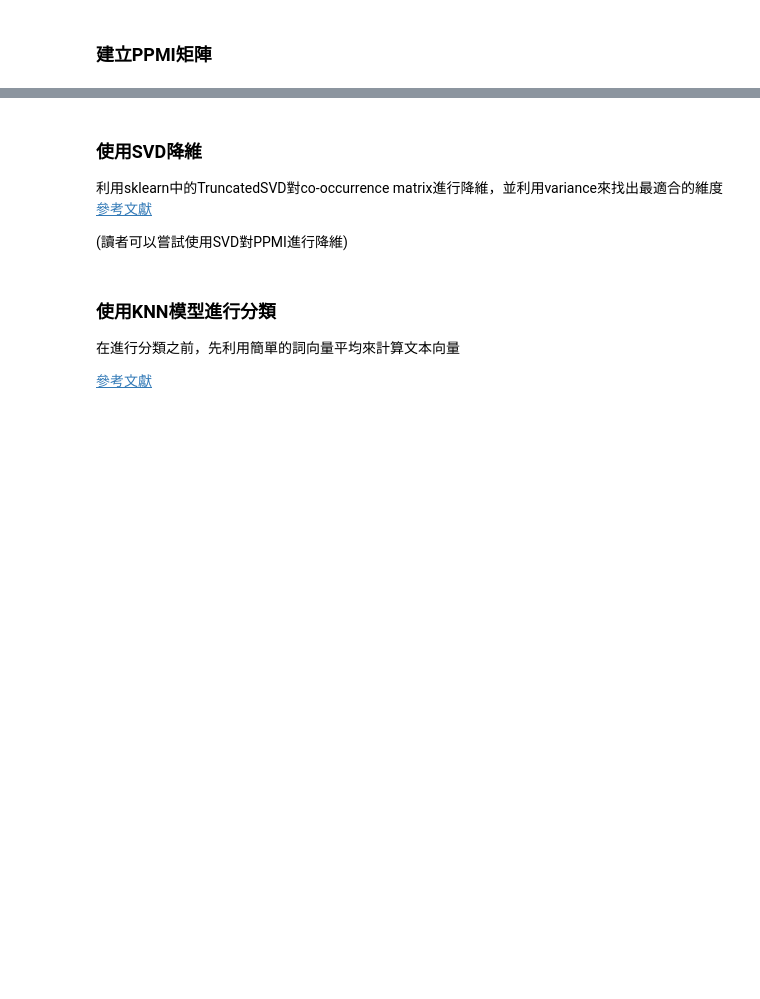
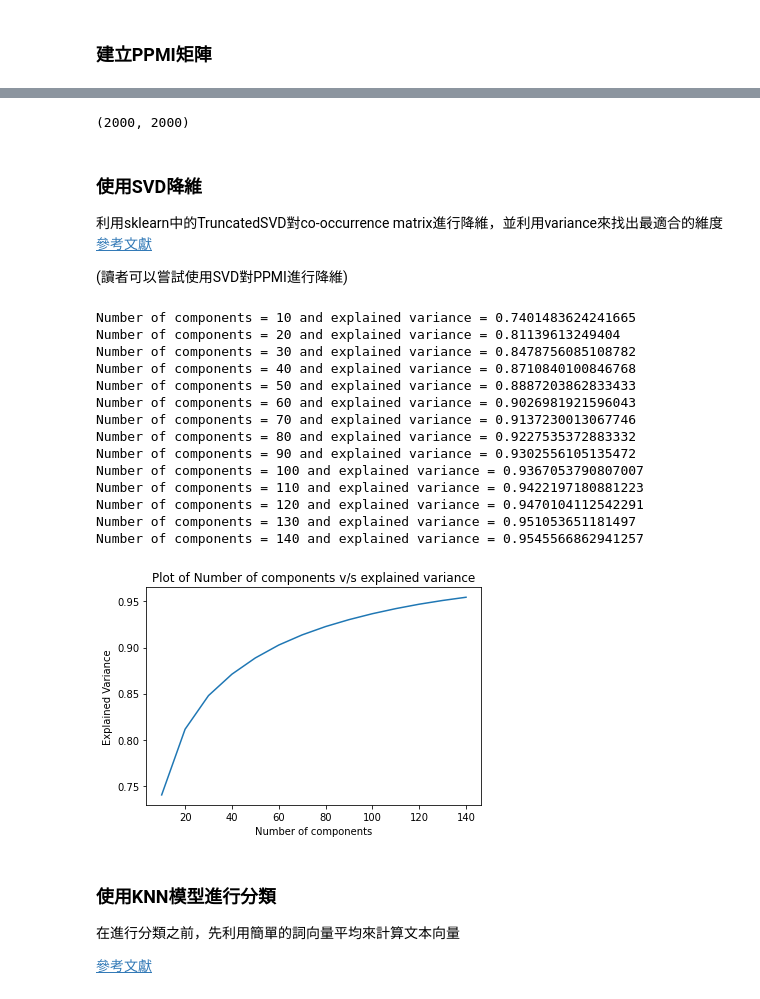
Before and after one commit to liangbin0121/NLP100Days, a Jupyter notebook: Day17-計數方法詞向量實作_作業.ipynb, the cells around one changed output, grey strips where cells are left out. Drawn from its saved outputs; the diff is of its cells as text; code cells hidden in the pictures; blank space fills up the shorter version.

```diff
--- a/Day17-計數方法詞向量實作_作業.ipynb
+++ b/Day17-計數方法詞向量實作_作業.ipynb
@@ -66,0 +73,14 @@ print(sms_test.groupby("label").count())
+# %%
+###<your code>###
+train_test_split_index = 0.2
+#test_cnt = int(sms_data.shape[0]*0.2)
+#train_cnt = sms_data.shape[0] - test_cnt
+#sms_train= sms_data[:train_cnt]
+#sms_test = sms_data[train_cnt:]
+sms_train, sms_test = train_test_split(sms_data, test_size=train_test_split_index, stratify=sms_data.label)
+sms_train.reset_index(inplace=True, drop=True)
+sms_test.reset_index(inplace=True, drop=True)
+
+print(sms_data.shape[0])
+print(sms_train.groupby("label").count())
+print(sms_test.groupby("label").count())
@@ -74,9 +104,14 @@ def preprocess(df: pd.DataFrame) -> pd.DataFrame:
     for i in range(len(df)):
         # make all content to lowercase
         ###<your code>###
+        str_df = df.loc[i, "content"].lower()
 
         # remove all punctuations
         ###<your code>###
+        pattern = r'[^\W_]+' ##r"[a-zA-Z]*"
+        #str_df = re.findall(pattern, str_df)
+        str_df = " ".join([word for word in re.findall(pattern, str_df) if word != ""])
+        df.loc[i, "content"] = str_df
 
     return df
 
@@ -100,6 +169,12 @@ len(set(" ".join(list(x_train + x_test)).split()))
 (若忘記的學員可參考先前TF-IDF課程章節或[此篇教學](https://ithelp.ithome.com.tw/articles/10228815?sc=iThelpR))
 # %%
 ###<your code>###
+vectorizer = TfidfVectorizer(max_features=2000)
+vectorizer.fit(x_train)
+tfidf_train = vectorizer.transform(x_train)
+tfidf_test = vectorizer.transform(x_test)
+
+print(tfidf_train.toarray())
 
 print(f"Number of unique word: {len(vectorizer.vocabulary_)}")
 (tfidf_train, tfidf_test)
@@ -112,16 +200,29 @@ def create_co_matrix(corpus: List[str], vocab_list: List[str], word2idx: dict,
     '''
     #initialize co-occurrence matrix
     ###<your code>###
+    co_matrix = np.zeros(shape=(len(vocab_list), len(vocab_list)), dtype=np.int32)
 
     for idx, sms in enumerate(corpus):
         ###<your code>###
+        sms = sms.split() # 以空格为分隔符，包含 \n
+        sms_ids = [word2idx[word] for word in sms if word in vocab_list] #tokenize
 
         for center_i, center_word_id in enumerate(sms_ids):
             ###<your code>###
+            context_ids = sms_ids[max(0, center_i - window_size):center_i] ## window_size):center_word_id
+            content_len = len(context_ids)
 
             for left_i, left_word_id in enumerate(context_ids):
+                ###<your code>###
+                if use_weighting:
+                    distance = content_len - left_i
+                    increment = 1./float(distance)
+                    #print(f"dist {distance,content_len,left_i}")
+                else:
+                    increment = 1
 
-                ###<your code>###
+                co_matrix[center_word_id, left_word_id] += increment
+                co_matrix[left_word_id, center_word_id] += increment
 
         if verbose:
             if idx != 0 and idx%500 == 0:
@@ -130,6 +231,7 @@ def create_co_matrix(corpus: List[str], vocab_list: List[str], word2idx: dict,
     if use_weighting:
         # if use weighting, then we set the co-occurrence with the word itself to 1.0
         ###<your code>###
+        np.fill_diagonal(co_matrix, 1.)
 
     return co_matrix
 
@@ -161,3 +300,7 @@ ppmi_matrix
+# %%
+ppmi_matrix.shape
+# %% [output]
+(2000, 2000)
 # %% [markdown]
 ### 使用SVD降維
 利用sklearn中的TruncatedSVD對co-occurrence matrix進行降維，並利用variance來找出最適合的維度
@@ -167,16 +310,36 @@ ppmi_matrix
 # %%
 # Program to find the optimal number of components for Truncated SVD
 n_comp = range(10,150,10) # list containing different values of components
 variance_sum = [] # explained variance ratio for each component of Truncated SVD
 
 for dim in n_comp:
     ###<your code>###
+    svd = TruncatedSVD(n_components=dim)
+    svd.fit(co_matrix)
+    variance_sum.append(svd.explained_variance_ratio_.sum())
+    print(f"Number of components = {dim} and explained variance = {svd.explained_variance_ratio_.sum()}")
 
 plt.plot(n_comp, variance_sum)
 plt.xlabel('Number of components')
 plt.ylabel("Explained Variance")
 plt.title("Plot of Number of components v/s explained variance")
 plt.show()
+# %% [output]
+Number of components = 10 and explained variance = 0.7401483624241665
+Number of components = 20 and explained variance = 0.81139613249404
+Number of components = 30 and explained variance = 0.8478756085108782
+Number of components = 40 and explained variance = 0.8710840100846768
+Number of components = 50 and explained variance = 0.8887203862833433
+Number of components = 60 and explained variance = 0.9026981921596043
+Number of components = 70 and explained variance = 0.9137230013067746
+Number of components = 80 and explained variance = 0.9227535372883332
+Number of components = 90 and explained variance = 0.9302556105135472
+Number of components = 100 and explained variance = 0.9367053790807007
+Number of components = 110 and explained variance = 0.9422197180881223
+Number of components = 120 and explained variance = 0.9470104112542291
+Number of components = 130 and explained variance = 0.951053651181497
+Number of components = 140 and explained variance = 0.9545566862941257
+[figure, added]
 # %%
 # choose 140 as final dimension to reduce to
 # 利用上述找到的最適合dimension來對co-occurrence matrix進行降維
```
Also changed, not shown: parts of 19 cells of this notebook.
